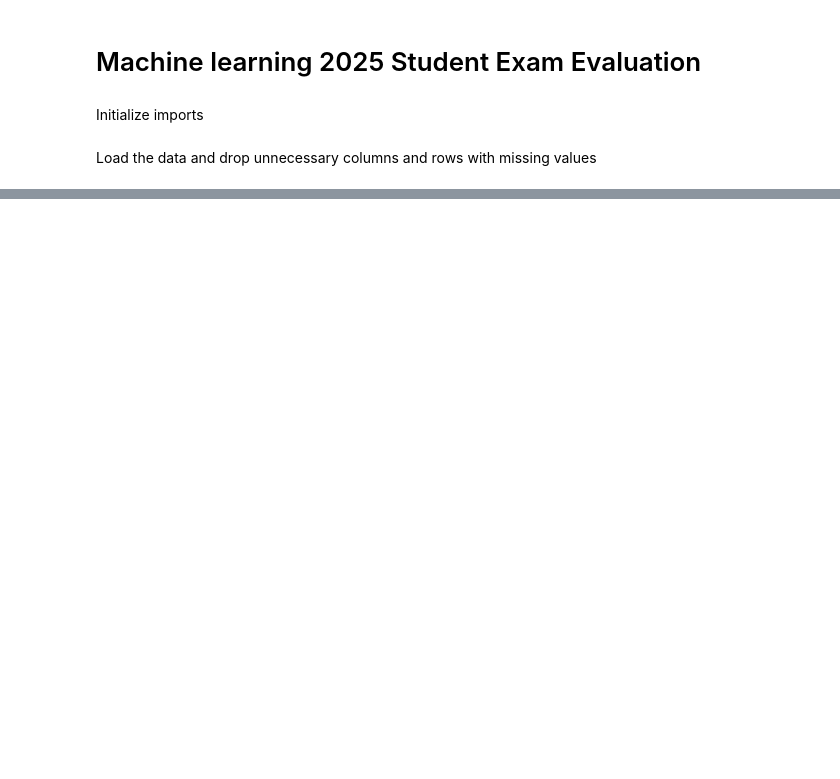
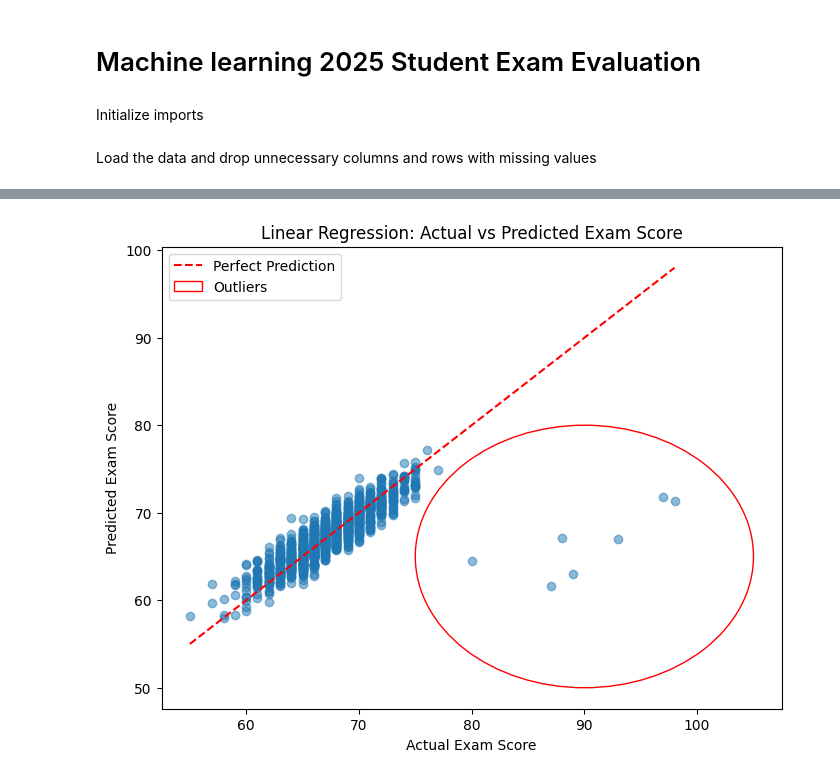
Before and after one commit to lauri-lyytikainen/ml_2025, a Jupyter notebook: main.ipynb, the cells around one changed output, grey strips where cells are left out. Saved outputs shown, nothing was run; the diff lists cells and outputs as text; code cells hidden in the pictures; blank space fills up the shorter version.

Commit message:
add machine learning models to the notebook

```diff
--- a/main.ipynb
+++ b/main.ipynb
@@ -53,0 +60,20 @@ plt.show()
+# %%
+# Train the linear regression model and make predictions
+linear_model = LinearRegression()
+linear_model.fit(X_train, y_train)
+
+linear_y_pred = linear_model.predict(X_test)
+
+plt.figure(figsize=(8, 6))
+plt.scatter(y_test, linear_y_pred, alpha=0.5)
+plt.xlabel('Actual Exam Score')
+plt.ylabel('Predicted Exam Score')
+plt.title('Linear Regression: Actual vs Predicted Exam Score')
+plt.plot([y_test.min(), y_test.max()], [y_test.min(), y_test.max()], 'r--', label='Perfect Prediction')
+
+circle = plt.Circle((90, 65), 15, color='red', fill=False, linewidth=1, label='Outliers')
+plt.gca().add_patch(circle)
+plt.legend()
+plt.show()
+# %% [output]
+[figure, added]
```
Also changed, not shown: parts of 11 cells of this notebook.
